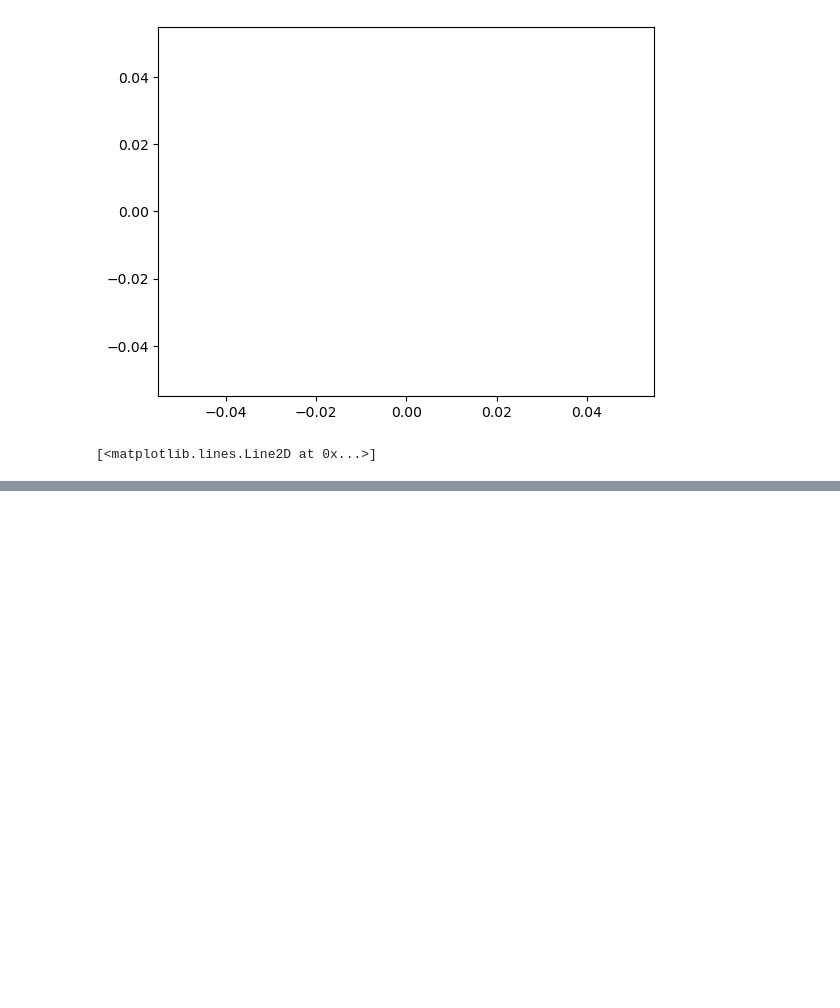
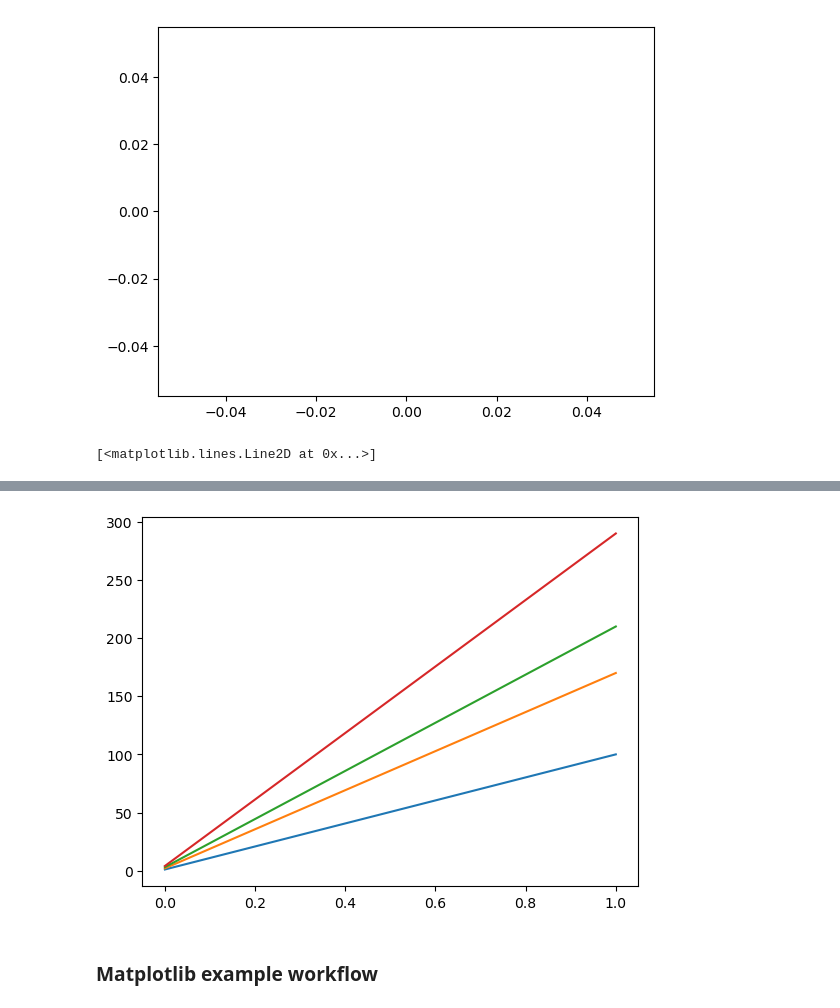
Before and after one commit to pain459/learn_ds, a Jupyter notebook: 8_matplotlib/matplot_workbook_2.ipynb, the cells around one changed output, grey strips where cells are left out. Saved outputs shown, nothing was run; the diff lists cells and outputs as text; code cells hidden in the pictures; blank space fills up the shorter version.

Commit message:
with example

```diff
--- a/8_matplotlib/matplot_workbook_2.ipynb
+++ b/8_matplotlib/matplot_workbook_2.ipynb
@@ -39,0 +65,10 @@ plt.plot()  # sort of refreshing the result.
+# %%
+# 3rd method with some data
+fig, ax = plt.subplots()  # resets the figure
+ax.plot([x, [100, 170, 210, 290]]);  # adds some data
+type(fig), type(ax)
+plt.show();
+# %% [output]
+[figure, added]
+# %% [markdown]
+### Matplotlib example workflow
```
Also changed, not shown: parts of 6 cells of this notebook, 1 other file.
